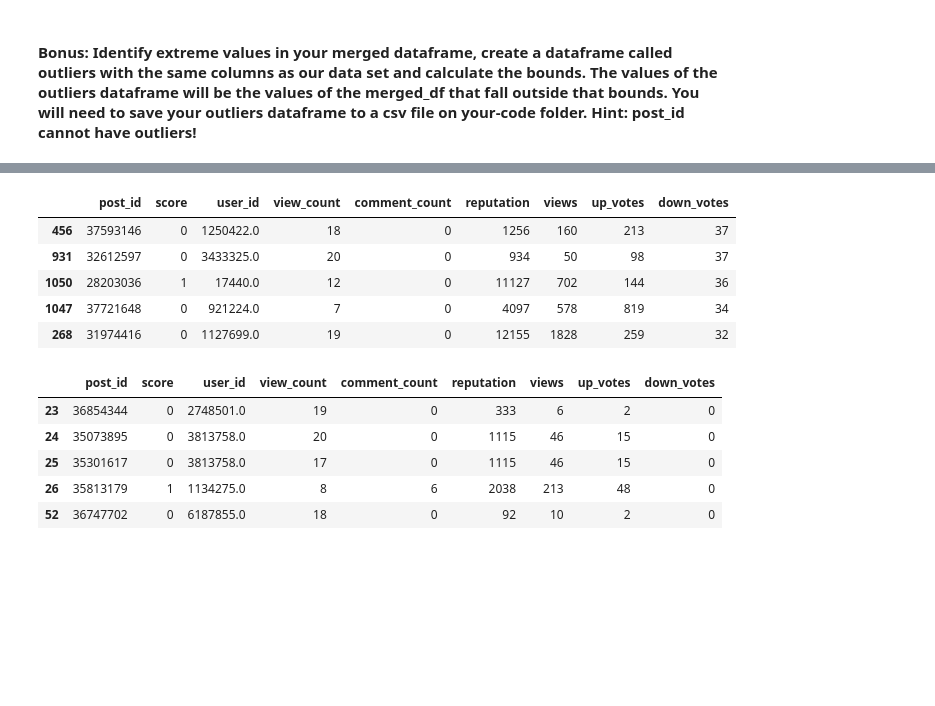
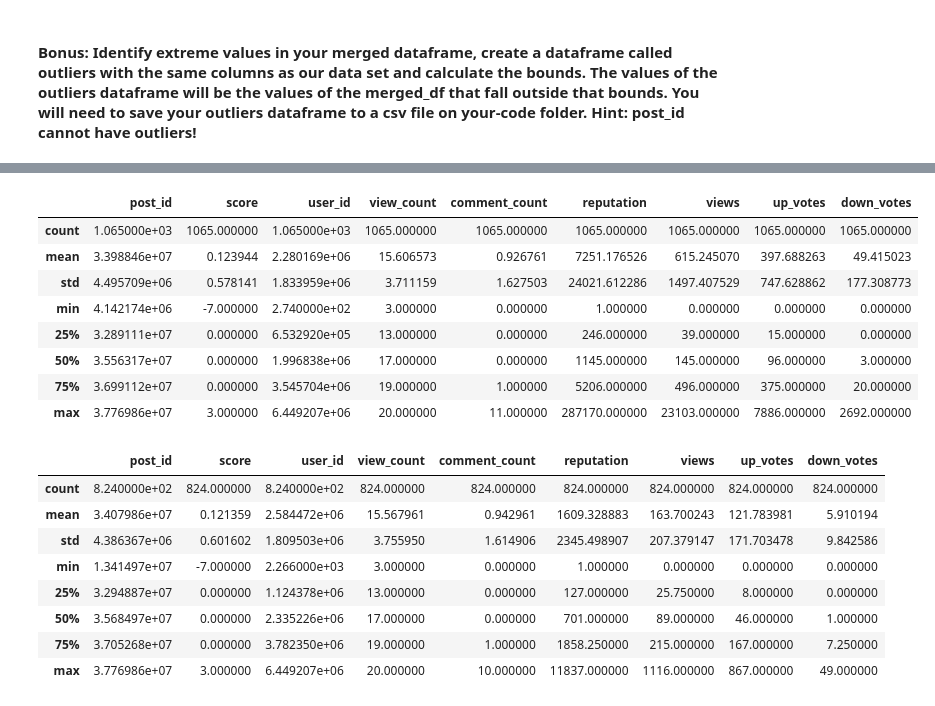
Before and after one commit to ironhack-bcn-data-pt/13-lab-pandas-data-cleaning, a Jupyter notebook: your-code/lab-pandas-data-cleaning.ipynb, the cells around one changed output, grey strips where cells are left out. Saved outputs shown, nothing was run; the diff lists cells and outputs as text; code cells hidden in the pictures; blank space fills up the shorter version.

Commit message:
calculating outlier with Tukeys

```diff
--- a/your-code/lab-pandas-data-cleaning.ipynb
+++ b/your-code/lab-pandas-data-cleaning.ipynb
@@ -97,7 +97,3 @@ print('Total number of NaN values (missing values) in the dataframe: ',sum(listc
 Total number of NaN values (missing values) in the dataframe:  1356158
 # %% [markdown]
 #### Bonus: Identify extreme values in your merged dataframe, create a dataframe called outliers with the same columns as our data set and calculate the bounds. The values of the outliers dataframe will be the values of the merged_df that fall outside that bounds. You will need to save your outliers dataframe to a csv file on your-code folder. Hint: post_id cannot have outliers!
-# %%
-# we will use 'Sigma clipping' to filter the oultiers
-# first we need to have only matching rows, so we merge by inner this time
-merged_df_2 = new_posts_df.merge(new_users_df, how='inner', left_on='user_id', right_on='user_id').copy()
@@ -137,4 +99,0 @@ merged_df_2
-# %%
-# we filter using the following query.
-# First we will filter the column up_votes
-merged_df_2 = merged_df_2.query('(up_votes > @mu - 5 * @sig) & (up_votes < @mu + 5 * @sig)')
@@ -158,6 +99,0 @@ merged_df_2
-# %%
-# then we do the same on the down_votes column
-outliers_quartiles = np.percentile(merged_df_2['down_votes'],[25,50,70])
-mu = outliers_quartiles[1]
-sig = 0.74 * (outliers_quartiles[2] - outliers_quartiles[0])
-merged_df_2 = merged_df_2.query('(down_votes > @mu - 5 * @sig) & (down_votes < @mu + 5 * @sig)')
@@ -201,18 +100,14 @@ merged_df_2.nsmallest(5,'up_votes')
-# %%
-merged_df_2.nlargest(5,'down_votes')
-# %% [output]
-|  | post_id | score | user_id | view_count | comment_count | reputation | views | up_votes | down_votes |
-| 456 | 37593146 | 0 | 1250422.0 | 18 | 0 | 1256 | 160 | 213 | 37 |
-| 931 | 32612597 | 0 | 3433325.0 | 20 | 0 | 934 | 50 | 98 | 37 |
-| 1050 | 28203036 | 1 | 17440.0 | 12 | 0 | 11127 | 702 | 144 | 36 |
-| 1047 | 37721648 | 0 | 921224.0 | 7 | 0 | 4097 | 578 | 819 | 34 |
-| 268 | 31974416 | 0 | 1127699.0 | 19 | 0 | 12155 | 1828 | 259 | 32 |
-# %%
-merged_df_2.nsmallest(5,'down_votes')
-# %% [output]
-|  | post_id | score | user_id | view_count | comment_count | reputation | views | up_votes | down_votes |
-| 23 | 36854344 | 0 | 2748501.0 | 19 | 0 | 333 | 6 | 2 | 0 |
-| 24 | 35073895 | 0 | 3813758.0 | 20 | 0 | 1115 | 46 | 15 | 0 |
-| 25 | 35301617 | 0 | 3813758.0 | 17 | 0 | 1115 | 46 | 15 | 0 |
-| 26 | 35813179 | 1 | 1134275.0 | 8 | 6 | 2038 | 213 | 48 | 0 |
-| 52 | 36747702 | 0 | 6187855.0 | 18 | 0 | 92 | 10 | 2 | 0 |
+# %%
+# We will use Tukey's rule approach to filter outliers
+# we first check out the df with describe
+merged_df_2.describe()
+# %% [output]
+|  | post_id | score | user_id | view_count | comment_count | reputation | views | up_votes | down_votes |
+| count | 1.065000e+03 | 1065.000000 | 1.065000e+03 | 1065.000000 | 1065.000000 | 1065.000000 | 1065.000000 | 1065.000000 | 1065.000000 |
+| mean | 3.398846e+07 | 0.123944 | 2.280169e+06 | 15.606573 | 0.926761 | 7251.176526 | 615.245070 | 397.688263 | 49.415023 |
+| std | 4.495709e+06 | 0.578141 | 1.833959e+06 | 3.711159 | 1.627503 | 24021.612286 | 1497.407529 | 747.628862 | 177.308773 |
+| min | 4.142174e+06 | -7.000000 | 2.740000e+02 | 3.000000 | 0.000000 | 1.000000 | 0.000000 | 0.000000 | 0.000000 |
+| 25% | 3.289111e+07 | 0.000000 | 6.532920e+05 | 13.000000 | 0.000000 | 246.000000 | 39.000000 | 15.000000 | 0.000000 |
+| 50% | 3.556317e+07 | 0.000000 | 1.996838e+06 | 17.000000 | 0.000000 | 1145.000000 | 145.000000 | 96.000000 | 3.000000 |
+| 75% | 3.699112e+07 | 0.000000 | 3.545704e+06 | 19.000000 | 1.000000 | 5206.000000 | 496.000000 | 375.000000 | 20.000000 |
+| max | 3.776986e+07 | 3.000000 | 6.449207e+06 | 20.000000 | 11.000000 | 287170.000000 | 23103.000000 | 7886.000000 | 2692.000000 |
@@ -218,0 +140,13 @@ merged_df_2.nsmallest(5,'down_votes')
+# %%
+# as we can see extreme values are gone now (200 more or less rows have dissapeared)
+Non_outliers_df.describe()
+# %% [output]
+|  | post_id | score | user_id | view_count | comment_count | reputation | views | up_votes | down_votes |
+| count | 8.240000e+02 | 824.000000 | 8.240000e+02 | 824.000000 | 824.000000 | 824.000000 | 824.000000 | 824.000000 | 824.000000 |
+| mean | 3.407986e+07 | 0.121359 | 2.584472e+06 | 15.567961 | 0.942961 | 1609.328883 | 163.700243 | 121.783981 | 5.910194 |
+| std | 4.386367e+06 | 0.601602 | 1.809503e+06 | 3.755950 | 1.614906 | 2345.498907 | 207.379147 | 171.703478 | 9.842586 |
+| min | 1.341497e+07 | -7.000000 | 2.266000e+03 | 3.000000 | 0.000000 | 1.000000 | 0.000000 | 0.000000 | 0.000000 |
+| 25% | 3.294887e+07 | 0.000000 | 1.124378e+06 | 13.000000 | 0.000000 | 127.000000 | 25.750000 | 8.000000 | 0.000000 |
+| 50% | 3.568497e+07 | 0.000000 | 2.335226e+06 | 17.000000 | 0.000000 | 701.000000 | 89.000000 | 46.000000 | 1.000000 |
+| 75% | 3.705268e+07 | 0.000000 | 3.782350e+06 | 19.000000 | 1.000000 | 1858.250000 | 215.000000 | 167.000000 | 7.250000 |
+| max | 3.776986e+07 | 3.000000 | 6.449207e+06 | 20.000000 | 10.000000 | 11837.000000 | 1116.000000 | 867.000000 | 49.000000 |
```
Also changed, not shown: parts of 14 cells of this notebook.
